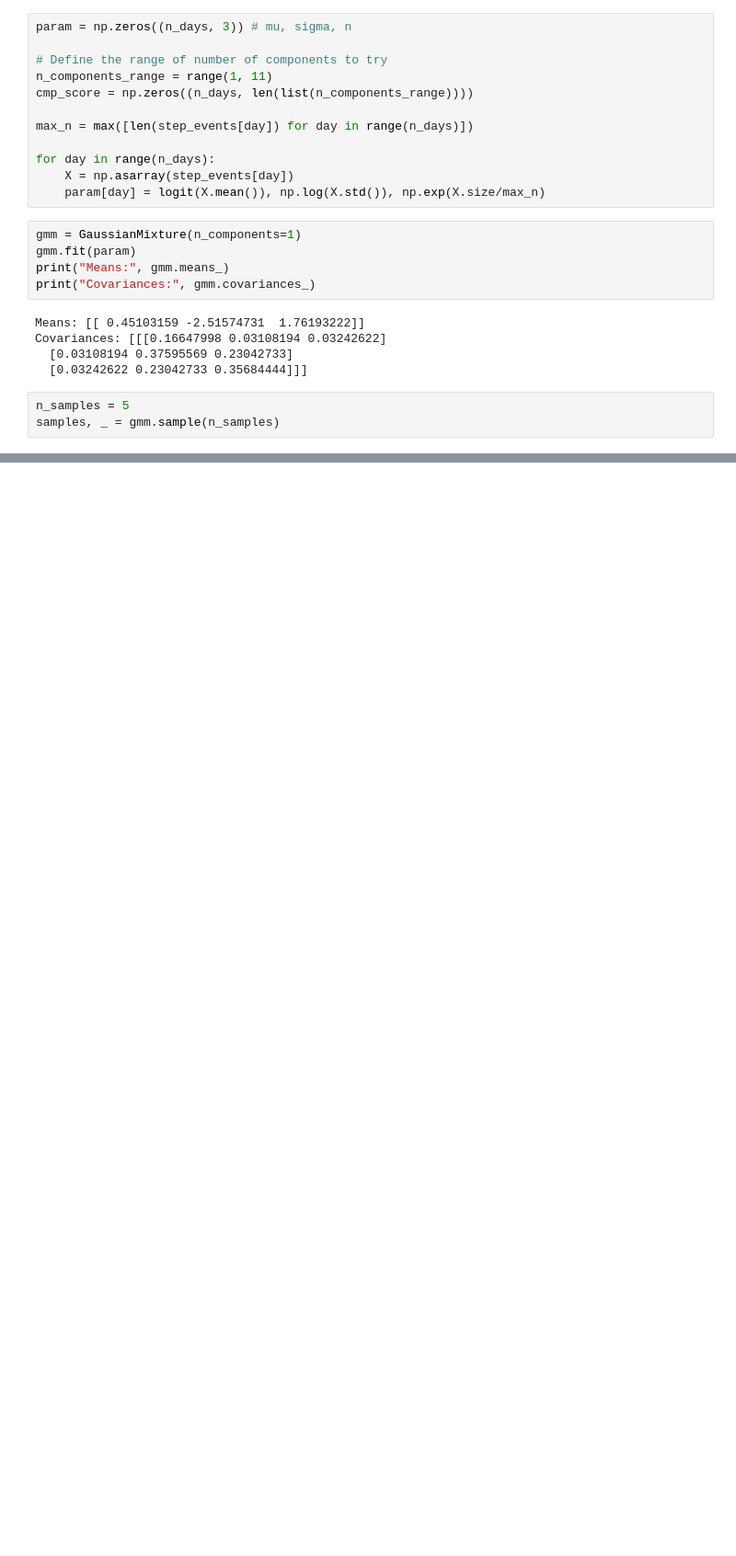
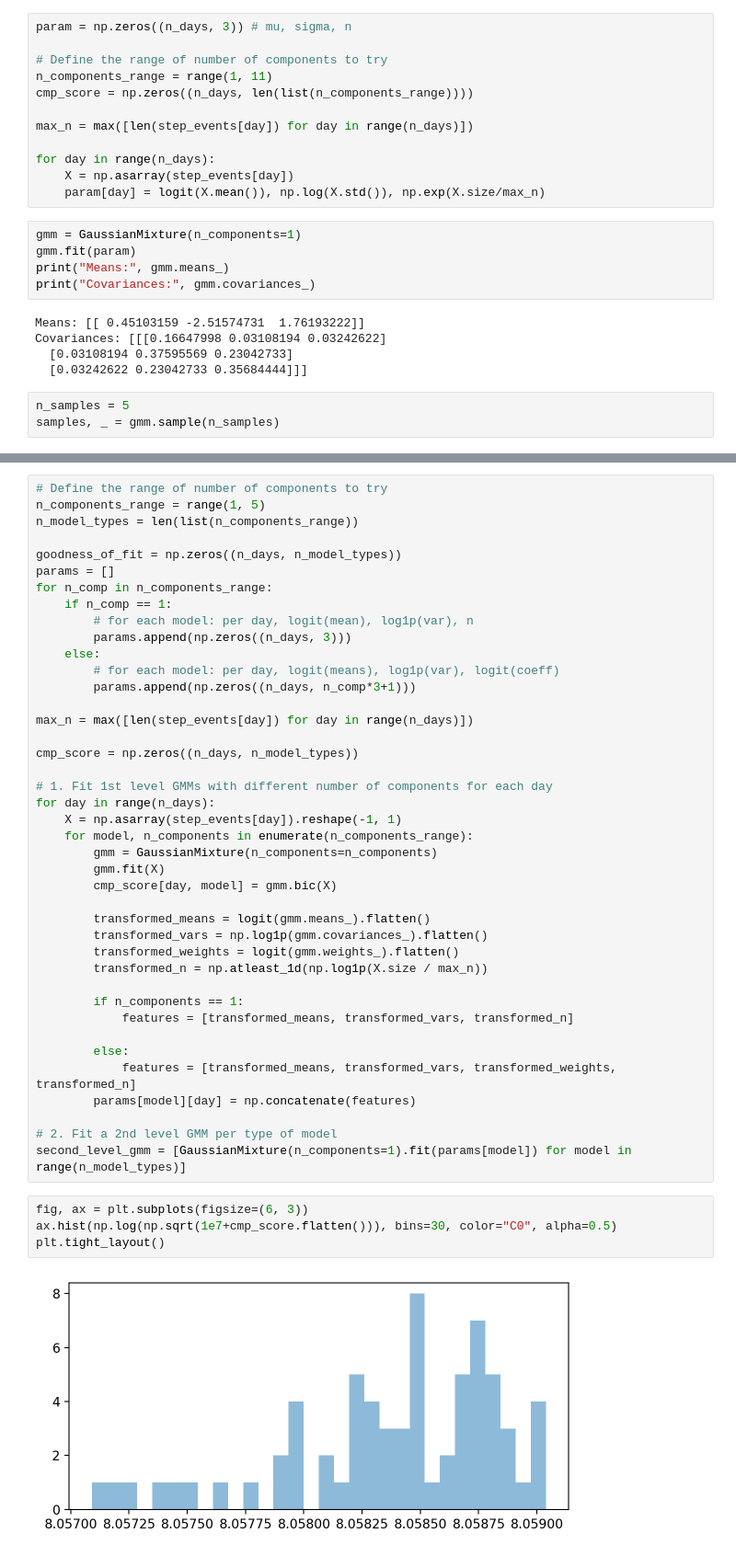
Before and after one commit to AurelienNioche/MAppAnalysis, a Jupyter notebook: notebooks/active_inference/main_11.ipynb, the cells around one changed output, grey strips where cells are left out. Shown at 92% size. Drawn from its saved outputs; the diff is of its cells as text; blank space fills up the shorter version.

```diff
--- a/notebooks/active_inference/main_11.ipynb
+++ b/notebooks/active_inference/main_11.ipynb
@@ -227,0 +225,47 @@ for ax, activity in zip(axes, deriv_cum_steps):
+# %%
+# Define the range of number of components to try
+n_components_range = range(1, 5)
+n_model_types = len(list(n_components_range))
+
+goodness_of_fit = np.zeros((n_days, n_model_types))
+params = []
+for n_comp in n_components_range:
+    if n_comp == 1:
+        # for each model: per day, logit(mean), log1p(var), n
+        params.append(np.zeros((n_days, 3)))
+    else:
+        # for each model: per day, logit(means), log1p(var), logit(coeff)
+        params.append(np.zeros((n_days, n_comp*3+1)))
+
+max_n = max([len(step_events[day]) for day in range(n_days)])
+
+cmp_score = np.zeros((n_days, n_model_types))
+
+# 1. Fit 1st level GMMs with different number of components for each day
+for day in range(n_days):
+    X = np.asarray(step_events[day]).reshape(-1, 1)
+    for model, n_components in enumerate(n_components_range):
+        gmm = GaussianMixture(n_components=n_components)
+        gmm.fit(X)
+        cmp_score[day, model] = gmm.bic(X)
+
+        transformed_means = logit(gmm.means_).flatten()
+        transformed_vars = np.log1p(gmm.covariances_).flatten()
+        transformed_weights = logit(gmm.weights_).flatten()
+        transformed_n = np.atleast_1d(np.log1p(X.size / max_n))
+
+        if n_components == 1:
+            features = [transformed_means, transformed_vars, transformed_n]
+
+        else:
+            features = [transformed_means, transformed_vars, transformed_weights, transformed_n]
+        params[model][day] = np.concatenate(features)
+
+# 2. Fit a 2nd level GMM per type of model
+second_level_gmm = [GaussianMixture(n_components=1).fit(params[model]) for model in range(n_model_types)]
+# %%
+fig, ax = plt.subplots(figsize=(6, 3))
+ax.hist(np.log(np.sqrt(1e7+cmp_score.flatten())), bins=30, color="C0", alpha=0.5)
+plt.tight_layout()
+# %% [output]
+[figure, added]
```
Also changed, not shown: parts of 15 cells of this notebook.
